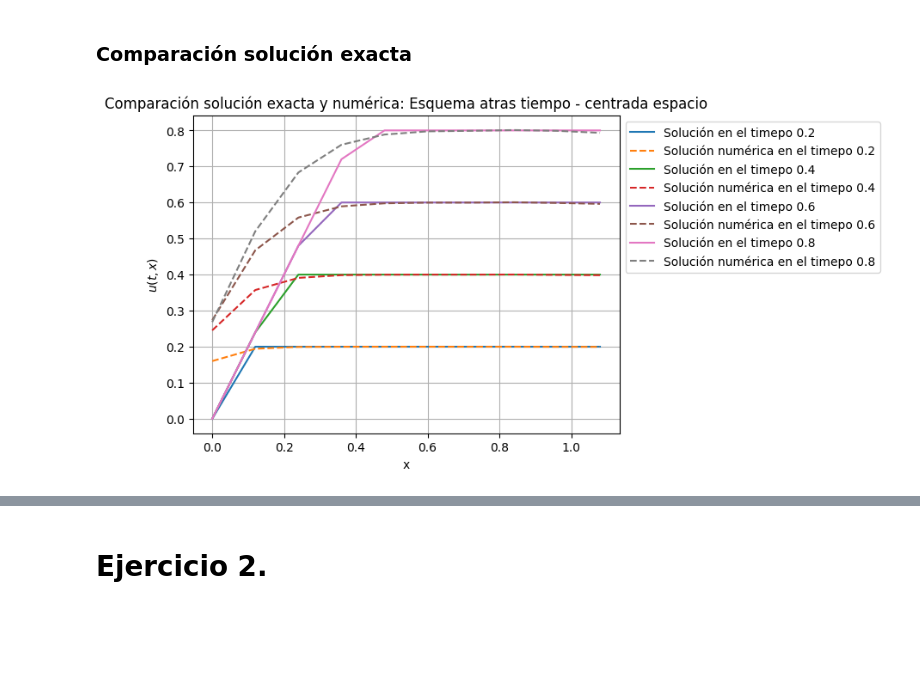
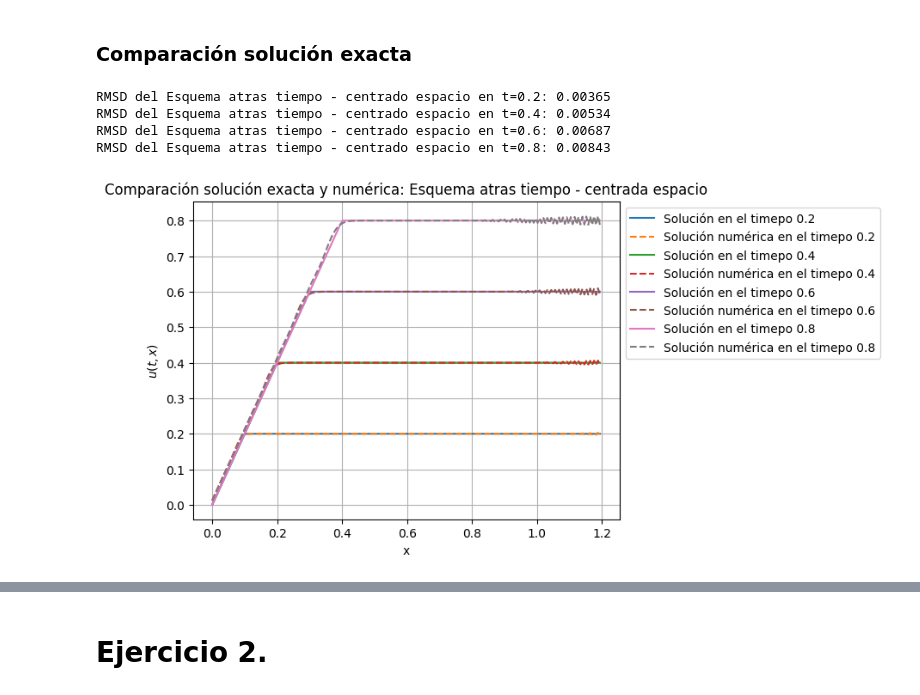
Before and after one commit to SamHuRo/solucion-numerica-de-EDP, a Jupyter notebook: Tareas/Tarea_02/Tarea_01-Samuel_Huertas.ipynb, the cells around one changed output, grey strips where cells are left out. Drawn from its saved outputs; the diff is of its cells as text; code cells hidden in the pictures; blank space fills up the shorter version.

```diff
--- a/Tareas/Tarea_02/Tarea_01-Samuel_Huertas.ipynb
+++ b/Tareas/Tarea_02/Tarea_01-Samuel_Huertas.ipynb
@@ -367,7 +404,6 @@ $1 - (a\lambda)^2 \leq 1 \Longrightarrow  (a\lambda)^2 \geq 0$
 Como $(a\lambda)^2$ siempre va a ser un número positivo, el esquema siempre va a ser estable.
 # %%
 cons_DC = (alpha * k) / (2 * h)
-cond_iniciales = condicion_inicial(x=variable_espacial, t=variable_temporal[0])
 # %%
 class EsquemaAdelanteCentrado(Esquema):
     def __init__(
@@ -452,9 +502,18 @@ indices = [np.where(variable_temporal == t)[0][0] for t in t_comparación]
 for pos, t in enumerate(t_comparación):
     u = solucion_exacta(variable_espacial, t)
     plt.plot(variable_espacial, u, label=f"Solución en el timepo {t}")
-    plt.plot(variable_espacial, solucion_DF[indices[pos],:], label=f"Solución numérica en el timepo {t}", linestyle='dashed')
+    plt.plot(
+        variable_espacial,
+        solucion_DF[indices[pos], :],
+        label=f"Solución numérica en el timepo {t}",
+        linestyle="dashed",
+    )
+    rmsd = RMSD(u, solucion_DF[indices[pos], :])
+    print(f"RMSD del {name_esquema} en t={t}: {round(rmsd,5)}")
 
-plt.title("Comparación solución exacta y numérica: Esquema adelante tiempo - centrado espacio")
+plt.title(
+    "Comparación solución exacta y numérica: Esquema adelante tiempo - centrado espacio"
+)
 plt.xlabel("x")
 plt.ylabel("$u(t, x)$")
 plt.grid(True)
@@ -617,9 +686,18 @@ indices = [np.where(variable_temporal == t)[0][0] for t in t_comparación]
 for pos, t in enumerate(t_comparación):
     u = solucion_exacta(variable_espacial, t)
     plt.plot(variable_espacial, u, label=f"Solución en el timepo {t}")
-    plt.plot(variable_espacial, solucion_DF[indices[pos],:], label=f"Solución numérica en el timepo {t}", linestyle='dashed')
+    plt.plot(
+        variable_espacial,
+        solucion_DF[indices[pos], :],
+        label=f"Solución numérica en el timepo {t}",
+        linestyle="dashed",
+    )
+    rmsd = RMSD(u, solucion_DF[indices[pos], :])
+    print(f"RMSD del {name_esquema} en t={t}: {round(rmsd,5)}")
 
-plt.title("Comparación solución exacta y numérica: Esquema atras tiempo - atras espacio")
+plt.title(
+    "Comparación solución exacta y numérica: Esquema atras tiempo - atras espacio"
+)
 plt.xlabel("x")
 plt.ylabel("$u(t, x)$")
 plt.grid(True)
@@ -796,18 +885,31 @@ animar_esquema(
 # %%
 solucion_DF = esquema_AC.calcular_esquema()
 
 indices = [np.where(variable_temporal == t)[0][0] for t in t_comparación]
 
 for pos, t in enumerate(t_comparación):
     u = solucion_exacta(variable_espacial, t)
     plt.plot(variable_espacial, u, label=f"Solución en el timepo {t}")
-    plt.plot(variable_espacial, solucion_DF[indices[pos],:], label=f"Solución numérica en el timepo {t}", linestyle='dashed')
+    plt.plot(
+        variable_espacial,
+        solucion_DF[indices[pos], :],
+        label=f"Solución numérica en el timepo {t}",
+        linestyle="dashed",
+    )
+    rmsd = RMSD(u, solucion_DF[indices[pos], :])
+    print(f"RMSD del {name_esquema} en t={t}: {round(rmsd,5)}")
 
-plt.title("Comparación solución exacta y numérica: Esquema atras tiempo - centrada espacio")
+plt.title(
+    "Comparación solución exacta y numérica: Esquema atras tiempo - centrada espacio"
+)
 plt.xlabel("x")
 plt.ylabel("$u(t, x)$")
 plt.grid(True)
 plt.legend(loc="upper left", bbox_to_anchor=(1, 1))
 plt.show()
 # %% [output]
+RMSD del Esquema atras tiempo - centrado espacio en t=0.2: 0.00365
+RMSD del Esquema atras tiempo - centrado espacio en t=0.4: 0.00534
+RMSD del Esquema atras tiempo - centrado espacio en t=0.6: 0.00687
+RMSD del Esquema atras tiempo - centrado espacio en t=0.8: 0.00843
-[figure, old version]
+[figure, new version]
```
Also changed, not shown: parts of 29 cells of this notebook, 3 other files.
